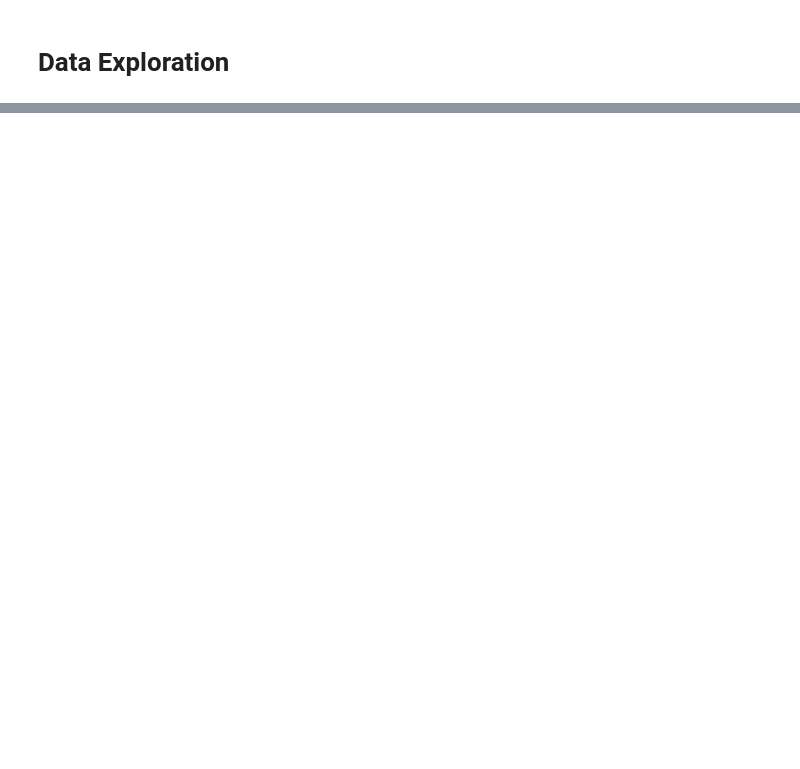
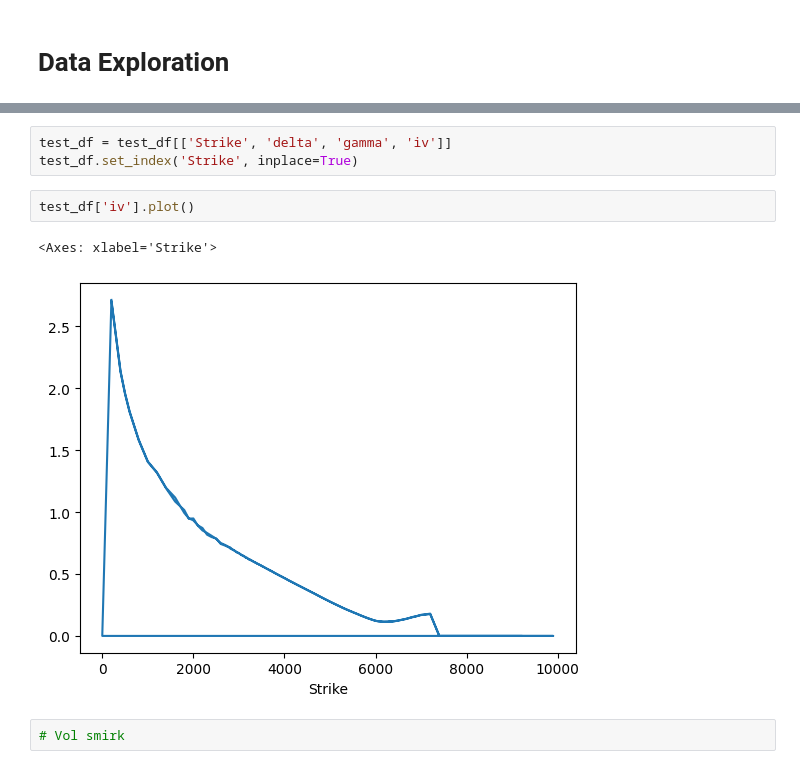
Before and after one commit to ed-churchill/implied-order-book, a Jupyter notebook: implied-order-book.ipynb, the cells around one changed output, grey strips where cells are left out. Saved outputs shown, nothing was run; the diff lists cells and outputs as text; blank space fills up the shorter version.

```diff
--- a/implied-order-book.ipynb
+++ b/implied-order-book.ipynb
@@ -75,0 +106,10 @@ df
+# %%
+test_df = test_df[['Strike', 'delta', 'gamma', 'iv']]
+test_df.set_index('Strike', inplace=True)
+# %%
+test_df['iv'].plot()
+# %% [output]
+<Axes: xlabel='Strike'>
+[figure, added]
+# %%
+# Vol smirk
```
Also changed, not shown: parts of 5 cells of this notebook.
